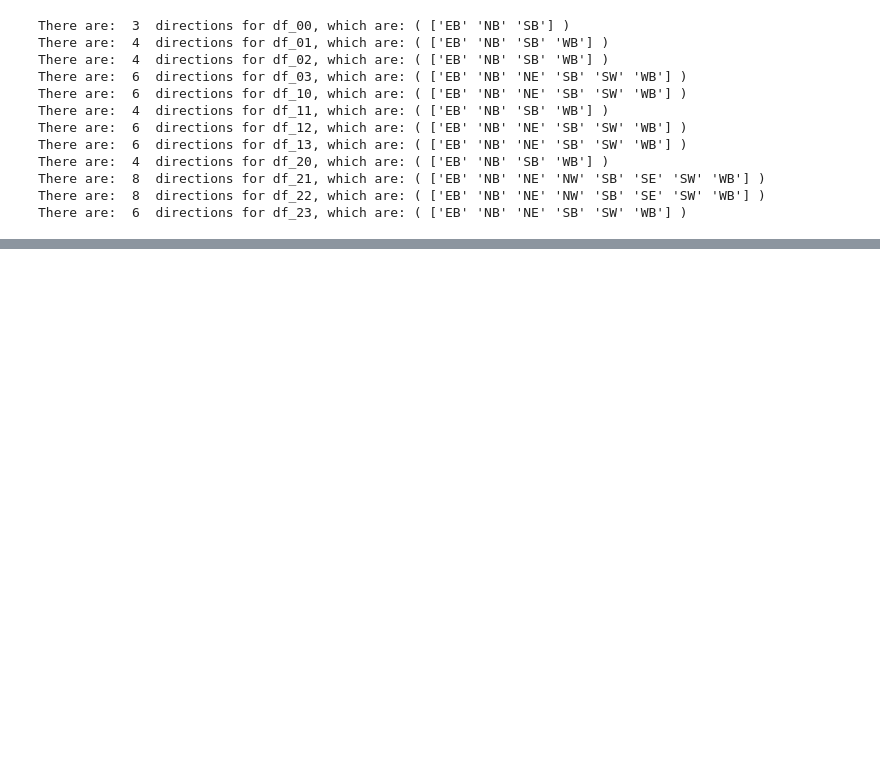
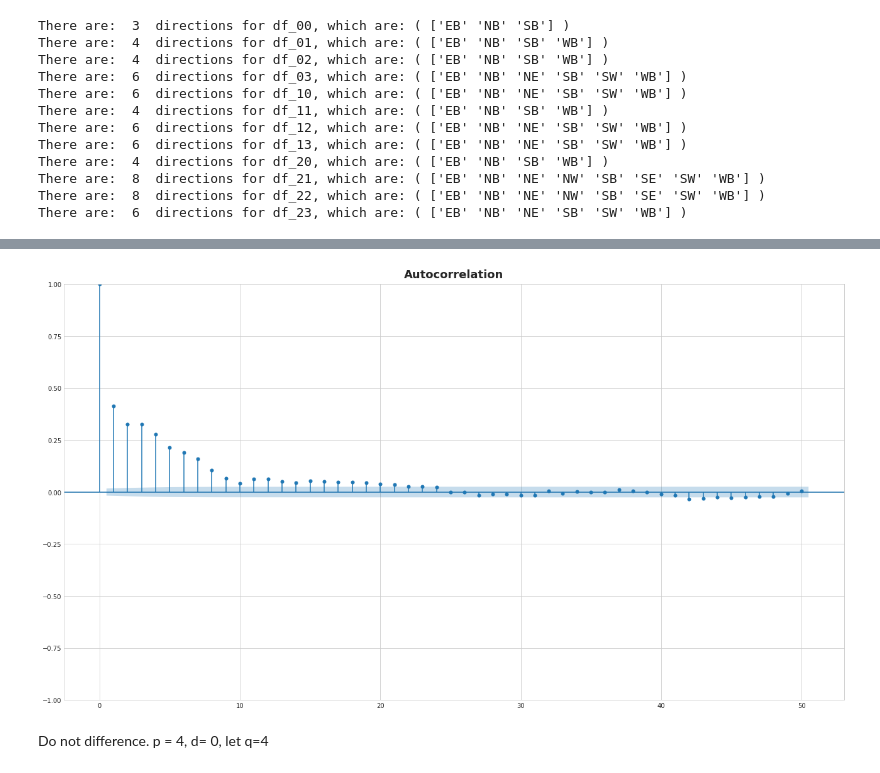
Before and after one commit to Julio-Baeta1/KaggleTabularMar22, a Jupyter notebook: notebook33ecc7fb9c.ipynb, the cells around one changed output, grey strips where cells are left out. Saved outputs shown, nothing was run; the diff lists cells and outputs as text; code cells hidden in the pictures; blank space fills up the shorter version.

```diff
--- a/notebook33ecc7fb9c.ipynb
+++ b/notebook33ecc7fb9c.ipynb
@@ -159,0 +227,8 @@ print(df_00_eb.head())
+# %%
+sm.graphics.tsa.plot_acf(df_00_eb['congestion'], lags=50)
+#sm.graphics.tsa.plot_acf(x, lags=50)
+plt.show()
+# %% [output]
+[figure, added]
+# %% [markdown]
+Do not difference. p = 4, d= 0, let q=4
```
Also changed, not shown: parts of 34 cells of this notebook.
